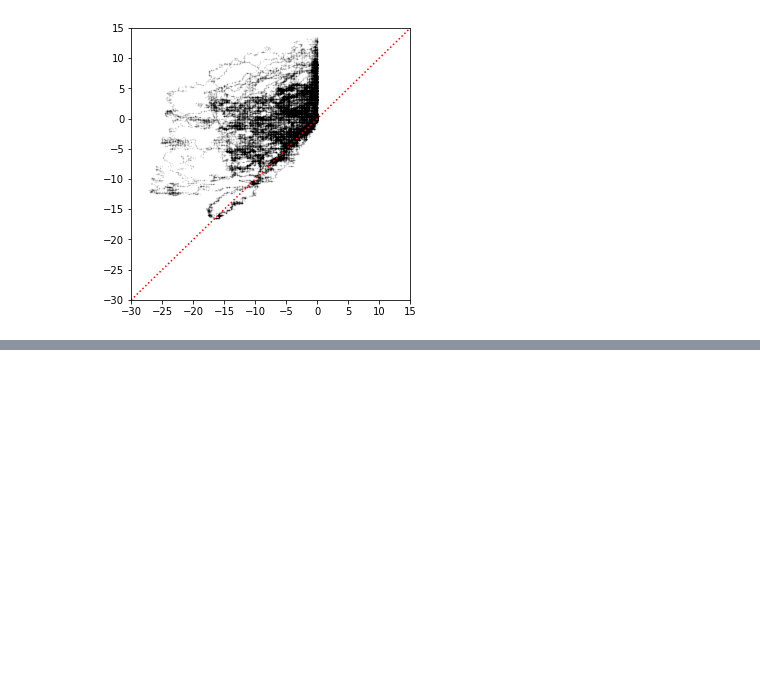
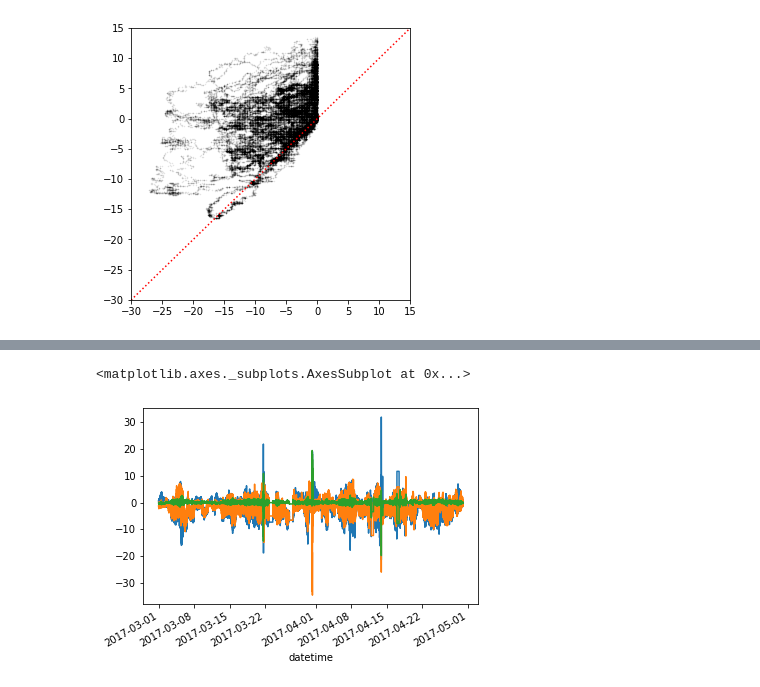
Before and after one commit to moorec52/atmos-boundary-layer, a Jupyter notebook: Untitled.ipynb, the cells around one changed output, grey strips where cells are left out. Drawn from its saved outputs; the diff is of its cells as text; code cells hidden in the pictures; blank space fills up the shorter version.

```diff
--- a/Untitled.ipynb
+++ b/Untitled.ipynb
@@ -85,0 +107,7 @@ plt.plot([-50,50],[-50,50],':',color='red')
+# %%
+winds.Sonic3D_U.plot()
+winds.Sonic3D_V.plot()
+winds.Sonic3D_W.plot()
+# %% [output]
+<matplotlib.axes._subplots.AxesSubplot at 0x...>
+[figure, added]
```
Also changed, not shown: parts of 4 cells of this notebook.
